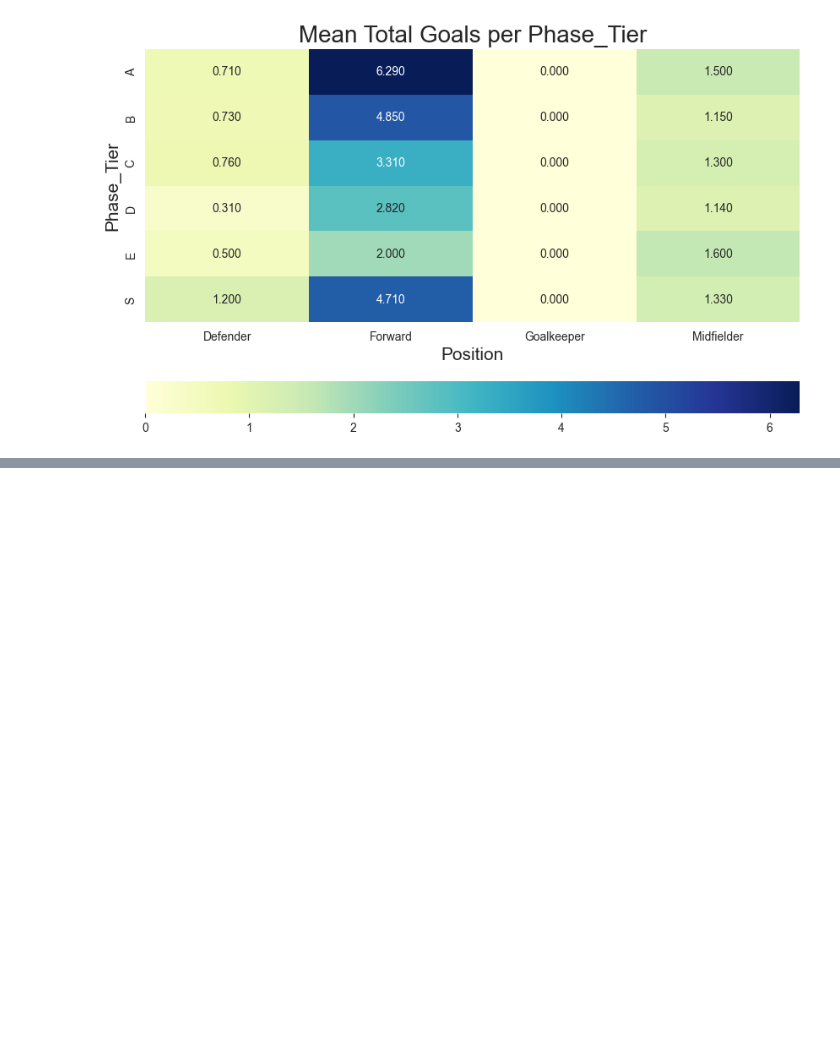
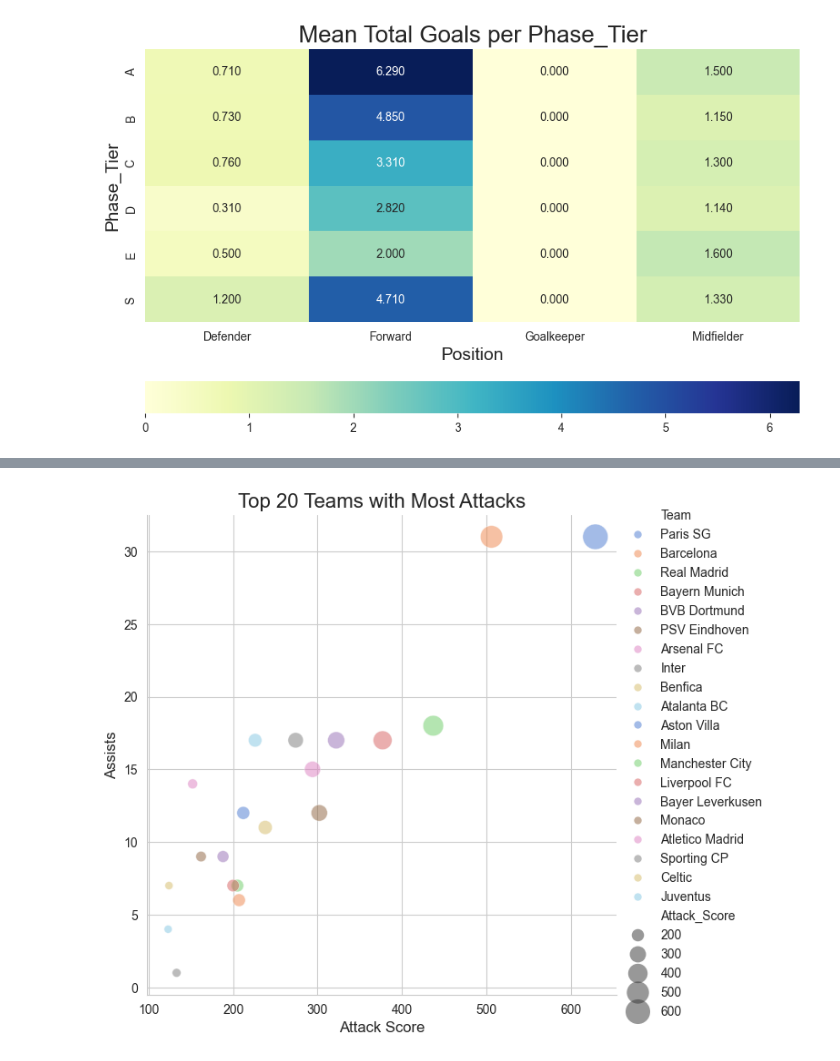
Before and after one commit to ArberKuqi/PythonDataScience_Project, a Jupyter notebook: ChampionsData/03-univariate_bivariate_analysis.ipynb, the cells around one changed output, grey strips where cells are left out. Saved outputs shown, nothing was run; the diff lists cells and outputs as text; code cells hidden in the pictures; blank space fills up the shorter version.

```diff
--- a/ChampionsData/03-univariate_bivariate_analysis.ipynb
+++ b/ChampionsData/03-univariate_bivariate_analysis.ipynb
@@ -105,0 +491,3 @@ plt.show()
+# %%
+attempting_players = ucl[ucl['Total_attempts'] > 34]
+ucl['Goals_per_attempt'] = ucl['Goals'] / ucl['Total_attempts']
@@ -105,0 +611,2 @@ plt.show()
+# %%
+team_attack = ucl.groupby('Team')[['Assists', 'Dribbles', 'Total_attempts']].sum().reset_index()
@@ -105,0 +631,5 @@ plt.show()
+# %%
+team_attack['Attack_Score'] = (team_attack['Assists'] + team_attack['Dribbles'] + team_attack['Total_attempts'])
+# %%
+# Merr top 25 skuadrat më sulmuese
+top_attack_team = team_attack.sort_values('Attack_Score', ascending=False).head(20)
@@ -105,0 +656,9 @@ plt.show()
+# %%
+sns.relplot(data=top_attack_team, x='Attack_Score', y='Assists', size='Attack_Score', hue='Team',sizes=(40,400),alpha=.5, palette="muted", height=6)
+
+plt.title('Top 20 Teams with Most Attacks', fontsize=16)
+plt.xlabel('Attack Score', fontsize=12)
+plt.ylabel('Assists', fontsize=12)
+plt.show()
+# %% [output]
+[figure, added]
```
Also changed, not shown: parts of 91 cells of this notebook, 5 other files.
